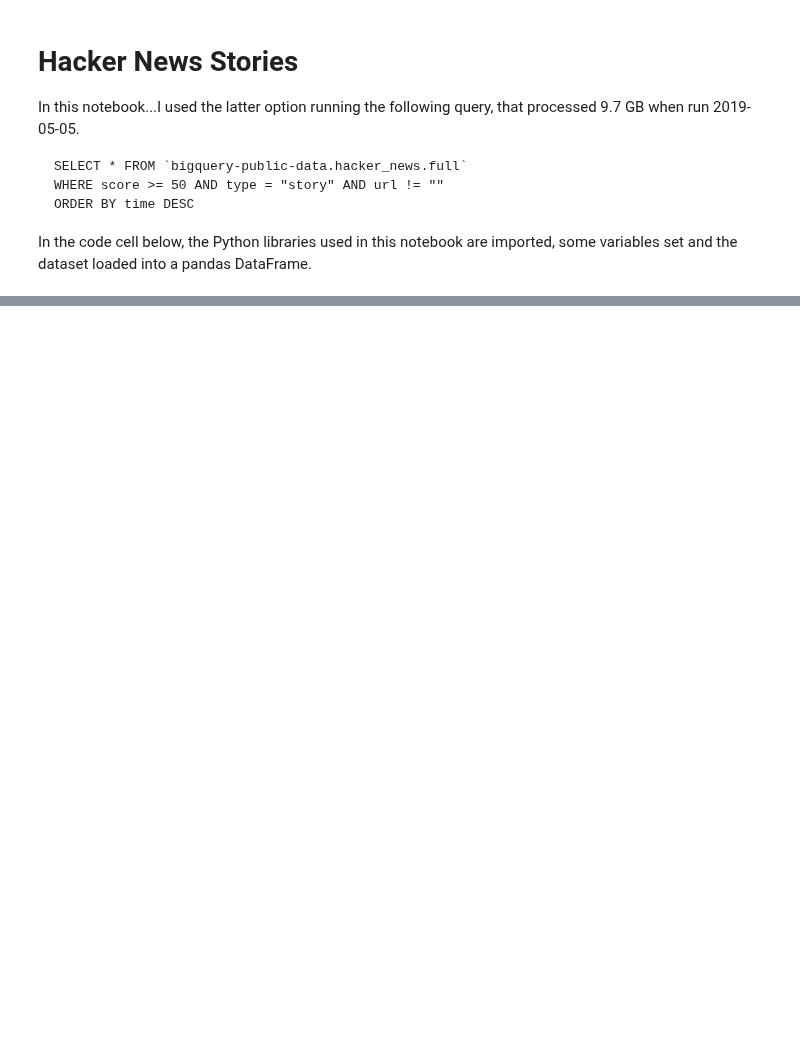
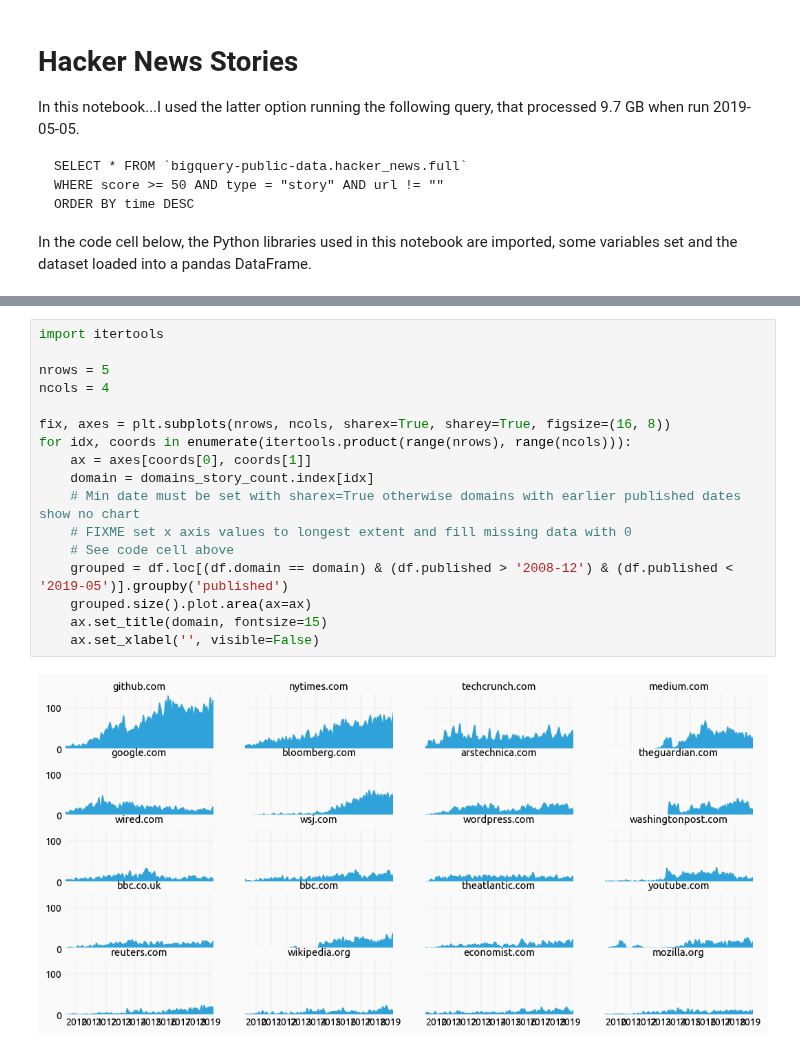
Before and after one commit to yaph/ipython-notebooks, a Jupyter notebook: hacker-news-stories.ipynb, the cells around one changed output, grey strips where cells are left out. Cells and saved outputs as stored; diff of their text form; blank space fills up the shorter version.

Commit message:
Experiment with subplots

```diff
--- a/hacker-news-stories.ipynb
+++ b/hacker-news-stories.ipynb
@@ -78,0 +95,19 @@ by_published_domain.size().unstack().plot.area(figsize=(8, 16), subplots=True, s
+# %%
+import itertools
+
+nrows = 5
+ncols = 4
+
+fix, axes = plt.subplots(nrows, ncols, sharex=True, sharey=True, figsize=(16, 8))
+for idx, coords in enumerate(itertools.product(range(nrows), range(ncols))):
+    ax = axes[coords[0], coords[1]]
+    domain = domains_story_count.index[idx]
+    # Min date must be set with sharex=True otherwise domains with earlier published dates show no chart
+    # FIXME set x axis values to longest extent and fill missing data with 0
+    # See code cell above
+    grouped = df.loc[(df.domain == domain) & (df.published > '2008-12') & (df.published < '2019-05')].groupby('published')
+    grouped.size().plot.area(ax=ax)
+    ax.set_title(domain, fontsize=15)
+    ax.set_xlabel('', visible=False)
+# %% [output]
+[figure, added]
```
Also changed, not shown: parts of 12 cells of this notebook.
